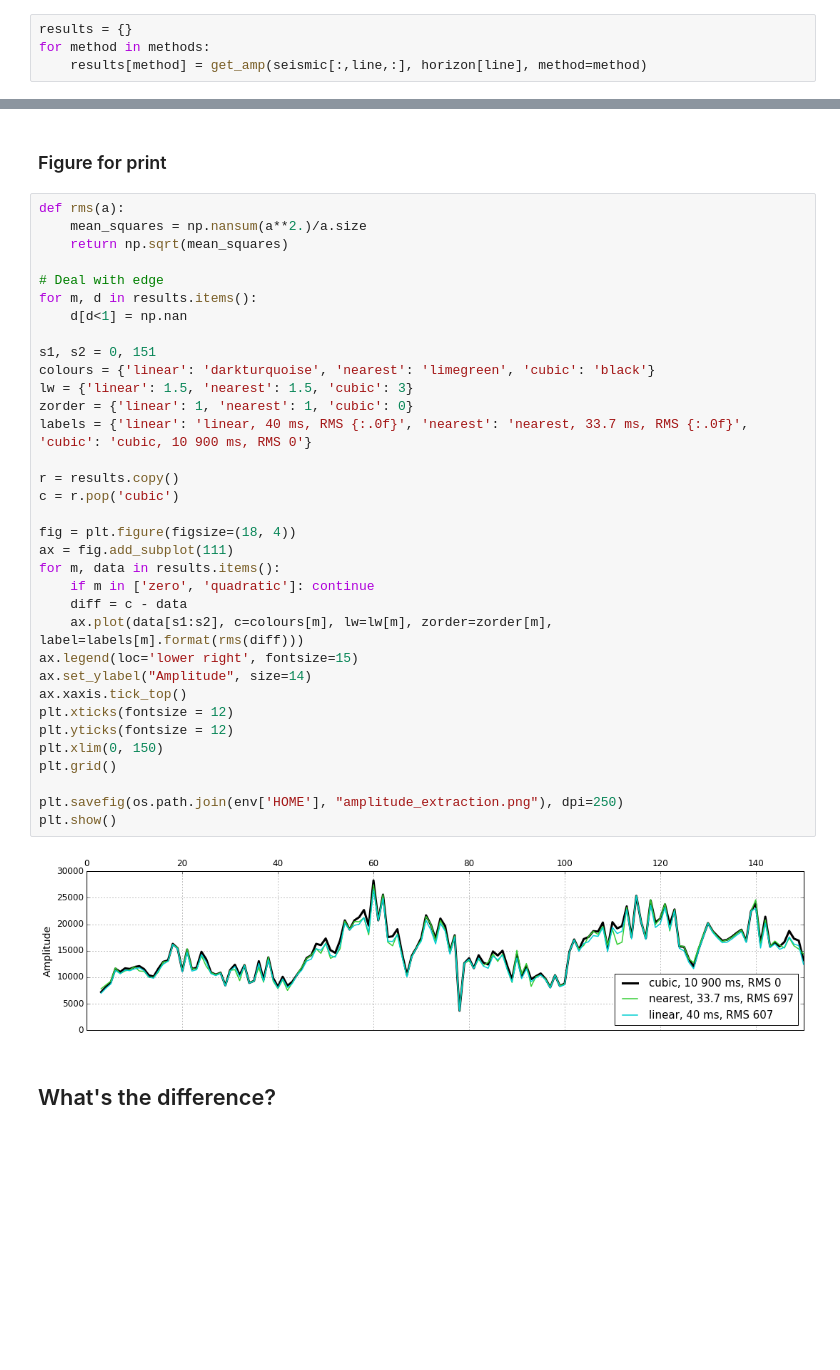
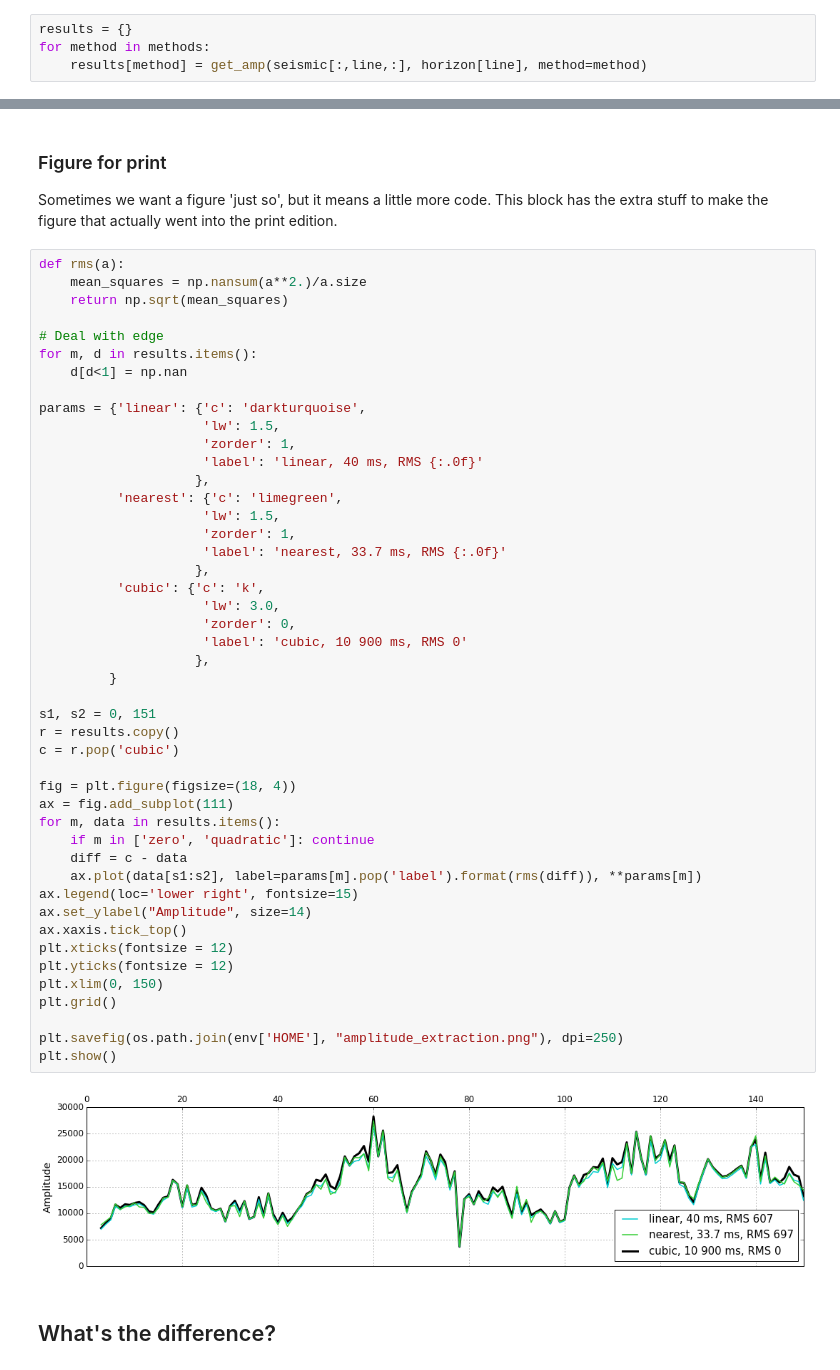
Before and after one commit to kwinkunks/notebooks, a Jupyter notebook: The_function_of_interpolation.ipynb, the cells around one changed output, grey strips where cells are left out. Saved outputs shown, nothing was run; the diff lists cells and outputs as text; blank space fills up the shorter version.

```diff
--- a/The_function_of_interpolation.ipynb
+++ b/The_function_of_interpolation.ipynb
@@ -465,41 +466,55 @@ plt.show()
-# %% [markdown]
-### Figure for print
+# %% [markdown]
+### Figure for print
+
+Sometimes we want a figure 'just so', but it means a little more code. This block has the extra stuff to make the figure that actually went into the print edition.
 # %%
 def rms(a):
     mean_squares = np.nansum(a**2.)/a.size
     return np.sqrt(mean_squares)
 
 # Deal with edge
 for m, d in results.items():
     d[d<1] = np.nan
 
+params = {'linear': {'c': 'darkturquoise',
+                     'lw': 1.5,
+                     'zorder': 1,
+                     'label': 'linear, 40 ms, RMS {:.0f}'
+                    },
+          'nearest': {'c': 'limegreen',
+                     'lw': 1.5,
+                     'zorder': 1,
+                     'label': 'nearest, 33.7 ms, RMS {:.0f}'
+                    },
+          'cubic': {'c': 'k',
+                     'lw': 3.0,
+                     'zorder': 0,
+                     'label': 'cubic, 10 900 ms, RMS 0'
+                    },
+         }
+
 s1, s2 = 0, 151
-colours = {'linear': 'darkturquoise', 'nearest': 'limegreen', 'cubic': 'black'}
-lw = {'linear': 1.5, 'nearest': 1.5, 'cubic': 3}
-zorder = {'linear': 1, 'nearest': 1, 'cubic': 0}
-labels = {'linear': 'linear, 40 ms, RMS {:.0f}', 'nearest': 'nearest, 33.7 ms, RMS {:.0f}', 'cubic': 'cubic, 10 900 ms, RMS 0'}
-
 r = results.copy()
 c = r.pop('cubic')
 
 fig = plt.figure(figsize=(18, 4))
 ax = fig.add_subplot(111)
 for m, data in results.items():
     if m in ['zero', 'quadratic']: continue
     diff = c - data
-    ax.plot(data[s1:s2], c=colours[m], lw=lw[m], zorder=zorder[m], label=labels[m].format(rms(diff)))
+    ax.plot(data[s1:s2], label=params[m].pop('label').format(rms(diff)), **params[m])
 ax.legend(loc='lower right', fontsize=15)
 ax.set_ylabel("Amplitude", size=14)
 ax.xaxis.tick_top()
 plt.xticks(fontsize = 12)
 plt.yticks(fontsize = 12)
 plt.xlim(0, 150)
 plt.grid()
 
 plt.savefig(os.path.join(env['HOME'], "amplitude_extraction.png"), dpi=250)
 plt.show()
 # %% [output]
-[figure, old version]
+[figure, new version]
 # %% [markdown]
 ## What's the difference?
 # %%
```
Also changed, not shown: parts of 31 cells of this notebook, 14 other files.
